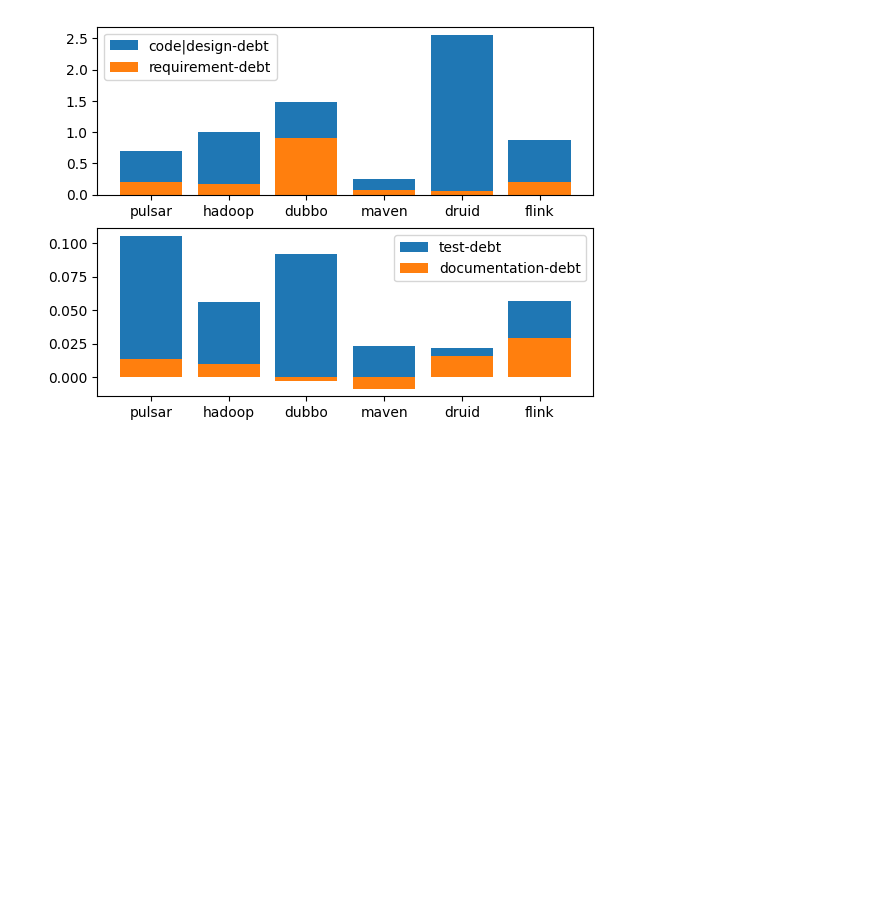
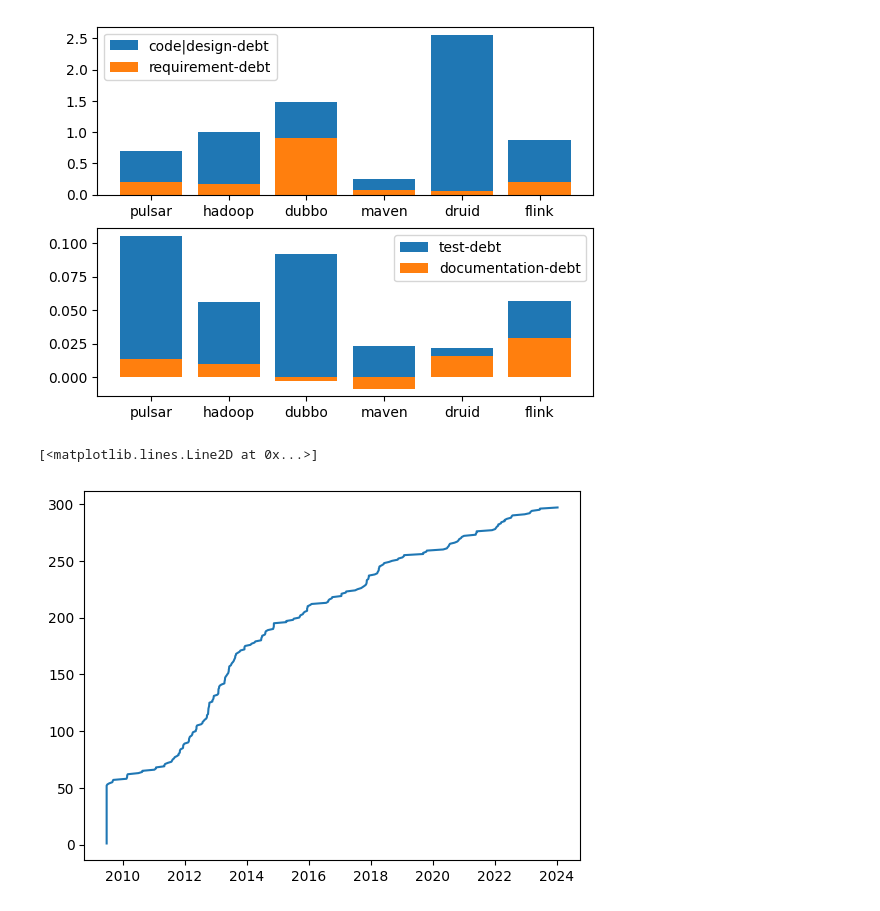
Before and after one commit to patricklindner/satd_finder, a Jupyter notebook: description.ipynb, the cells around one changed output. Saved outputs shown, nothing was run; the diff lists cells and outputs as text; code cells hidden in the pictures; blank space fills up the shorter version.

```diff
--- a/description.ipynb
+++ b/description.ipynb
@@ -48,3 +48,13 @@ axs[1].legend()
 plt.show()
 # %% [output]
 [figure]
+# %%
+df = pd.read_csv("data/releases/hadoop-releases.csv")
+
+df["timestamp"] = pd.to_datetime(df["timestamp"], unit="s")
+df = df.sort_values(by=["timestamp"], ascending=True)
+df["count"] = 1
+plt.plot(df["timestamp"], df["count"].cumsum())
+# %% [output]
+[<matplotlib.lines.Line2D at 0x...>]
+[figure, added]
```
Also changed, not shown: 6 other files.
